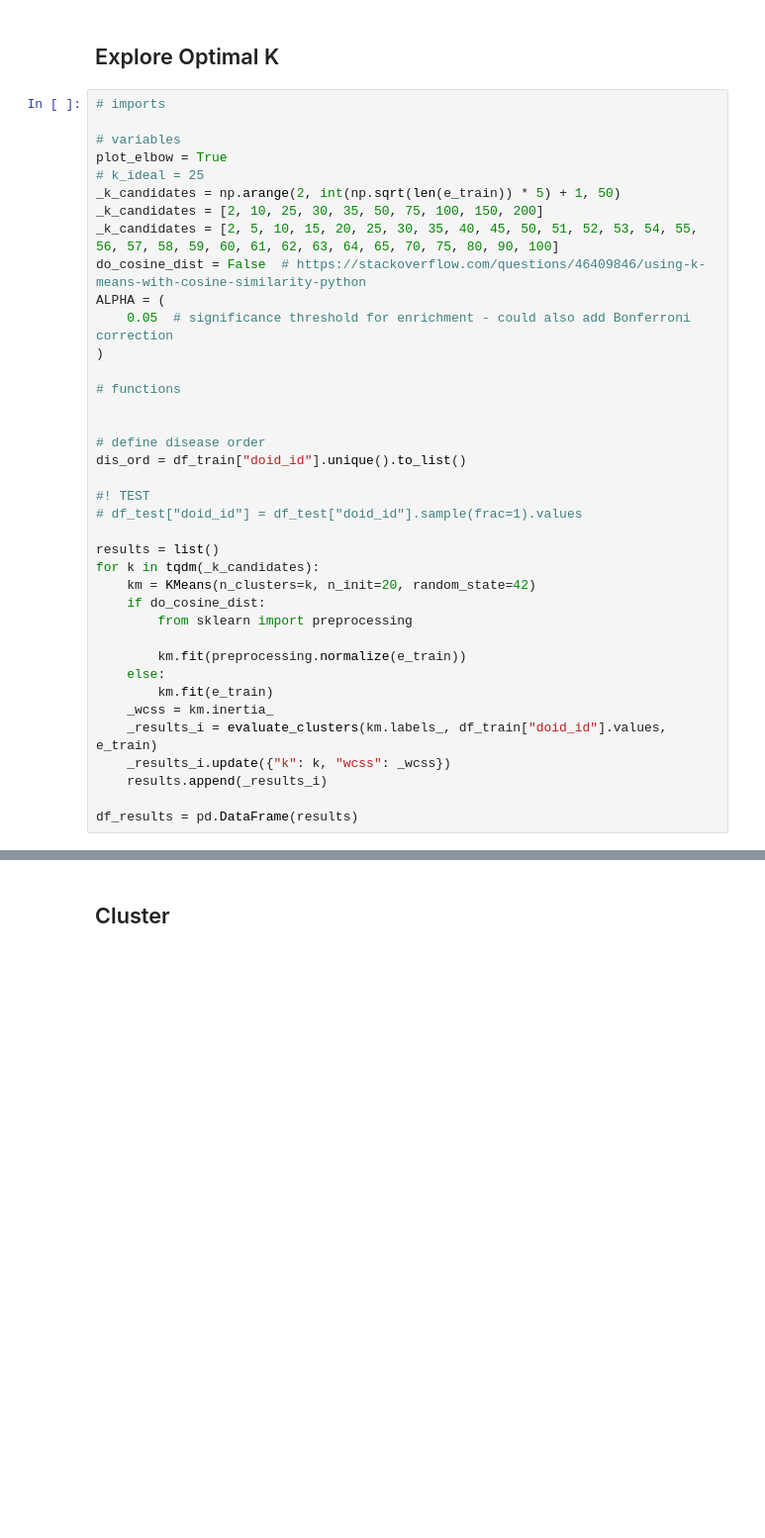
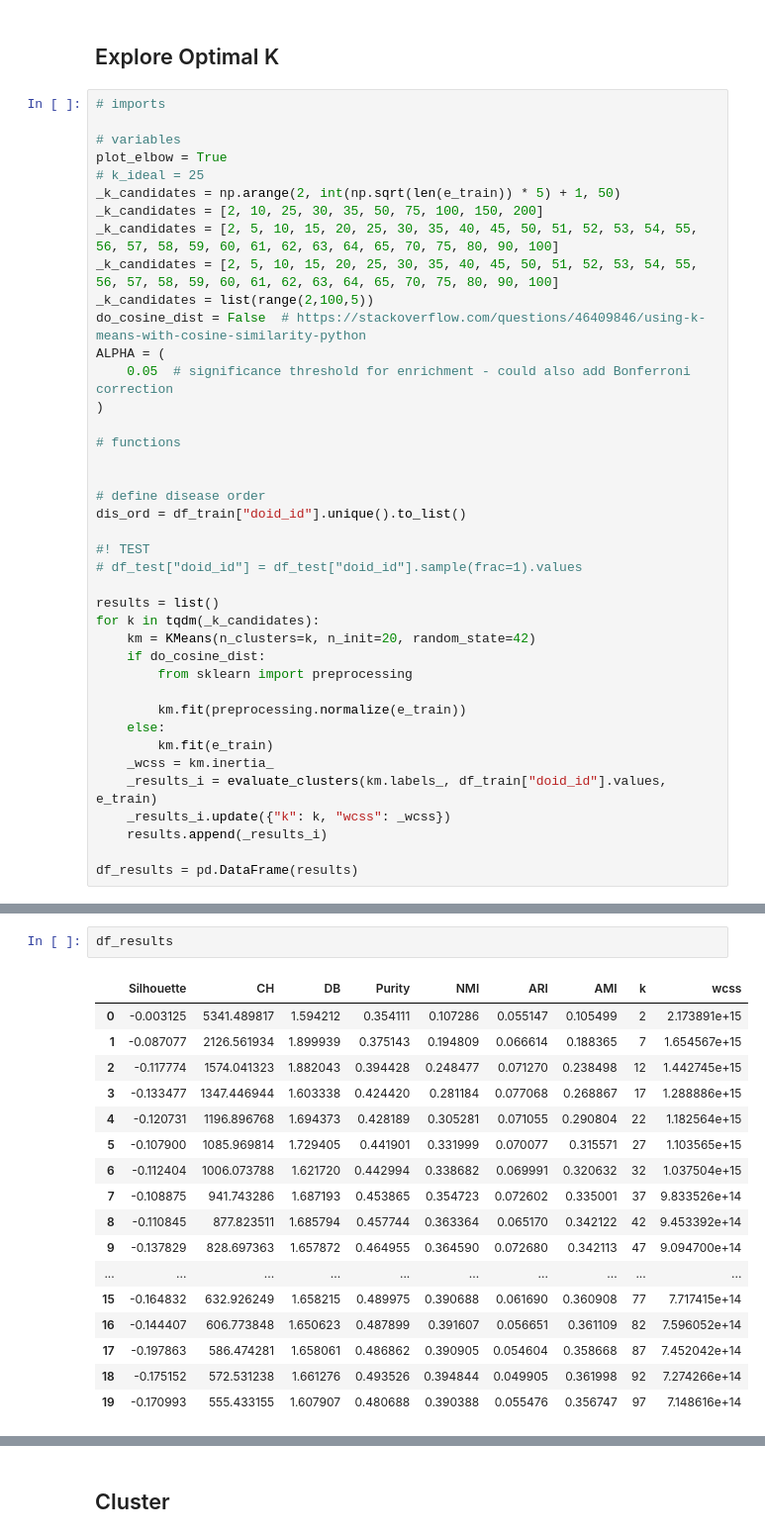
Before and after one commit to 00dylan00/scGPT_playground, a Jupyter notebook: notebooks/exp/2026-01-15-cluster_raw.ipynb, the cells around one changed output, grey strips where cells are left out. Shown at 99% size. Drawn from its saved outputs; the diff is of its cells as text; blank space fills up the shorter version.

```diff
--- a/notebooks/exp/2026-01-15-cluster_raw.ipynb
+++ b/notebooks/exp/2026-01-15-cluster_raw.ipynb
@@ -1049,6 +1049,8 @@ plot_elbow = True
 _k_candidates = np.arange(2, int(np.sqrt(len(e_train)) * 5) + 1, 50)
 _k_candidates = [2, 10, 25, 30, 35, 50, 75, 100, 150, 200]
 _k_candidates = [2, 5, 10, 15, 20, 25, 30, 35, 40, 45, 50, 51, 52, 53, 54, 55, 56, 57, 58, 59, 60, 61, 62, 63, 64, 65, 70, 75, 80, 90, 100]
+_k_candidates = [2, 5, 10, 15, 20, 25, 30, 35, 40, 45, 50, 51, 52, 53, 54, 55, 56, 57, 58, 59, 60, 61, 62, 63, 64, 65, 70, 75, 80, 90, 100]
+_k_candidates = list(range(2,100,5))
 do_cosine_dist = False  # https://stackoverflow.com/questions/46409846/using-k-means-with-cosine-similarity-python
 ALPHA = (
     0.05  # significance threshold for enrichment - could also add Bonferroni correction
@@ -1083,3 +1083,23 @@ KeyboardInterrupt:
+# %%
+df_results
+# %% [output]
+|  | Silhouette | CH | DB | Purity | NMI | ARI | AMI | k | wcss |
+| 0 | -0.003125 | 5341.489817 | 1.594212 | 0.354111 | 0.107286 | 0.055147 | 0.105499 | 2 | 2.173891e+15 |
+| 1 | -0.087077 | 2126.561934 | 1.899939 | 0.375143 | 0.194809 | 0.066614 | 0.188365 | 7 | 1.654567e+15 |
+| 2 | -0.117774 | 1574.041323 | 1.882043 | 0.394428 | 0.248477 | 0.071270 | 0.238498 | 12 | 1.442745e+15 |
+| 3 | -0.133477 | 1347.446944 | 1.603338 | 0.424420 | 0.281184 | 0.077068 | 0.268867 | 17 | 1.288886e+15 |
+| 4 | -0.120731 | 1196.896768 | 1.694373 | 0.428189 | 0.305281 | 0.071055 | 0.290804 | 22 | 1.182564e+15 |
+| 5 | -0.107900 | 1085.969814 | 1.729405 | 0.441901 | 0.331999 | 0.070077 | 0.315571 | 27 | 1.103565e+15 |
+| 6 | -0.112404 | 1006.073788 | 1.621720 | 0.442994 | 0.338682 | 0.069991 | 0.320632 | 32 | 1.037504e+15 |
+| 7 | -0.108875 | 941.743286 | 1.687193 | 0.453865 | 0.354723 | 0.072602 | 0.335001 | 37 | 9.833526e+14 |
+| 8 | -0.110845 | 877.823511 | 1.685794 | 0.457744 | 0.363364 | 0.065170 | 0.342122 | 42 | 9.453392e+14 |
+| 9 | -0.137829 | 828.697363 | 1.657872 | 0.464955 | 0.364590 | 0.072680 | 0.342113 | 47 | 9.094700e+14 |
+| ... | ... | ... | ... | ... | ... | ... | ... | ... | ... |
+| 15 | -0.164832 | 632.926249 | 1.658215 | 0.489975 | 0.390688 | 0.061690 | 0.360908 | 77 | 7.717415e+14 |
+| 16 | -0.144407 | 606.773848 | 1.650623 | 0.487899 | 0.391607 | 0.056651 | 0.361109 | 82 | 7.596052e+14 |
+| 17 | -0.197863 | 586.474281 | 1.658061 | 0.486862 | 0.390905 | 0.054604 | 0.358668 | 87 | 7.452042e+14 |
+| 18 | -0.175152 | 572.531238 | 1.661276 | 0.493526 | 0.394844 | 0.049905 | 0.361998 | 92 | 7.274266e+14 |
+| 19 | -0.170993 | 555.433155 | 1.607907 | 0.480688 | 0.390388 | 0.055476 | 0.356747 | 97 | 7.148616e+14 |
 # %%
 # mask out controls!
 mask_control = df_train["doid_id"] != "Control"
```
Also changed, not shown: parts of 14 cells of this notebook, 7 other files.
